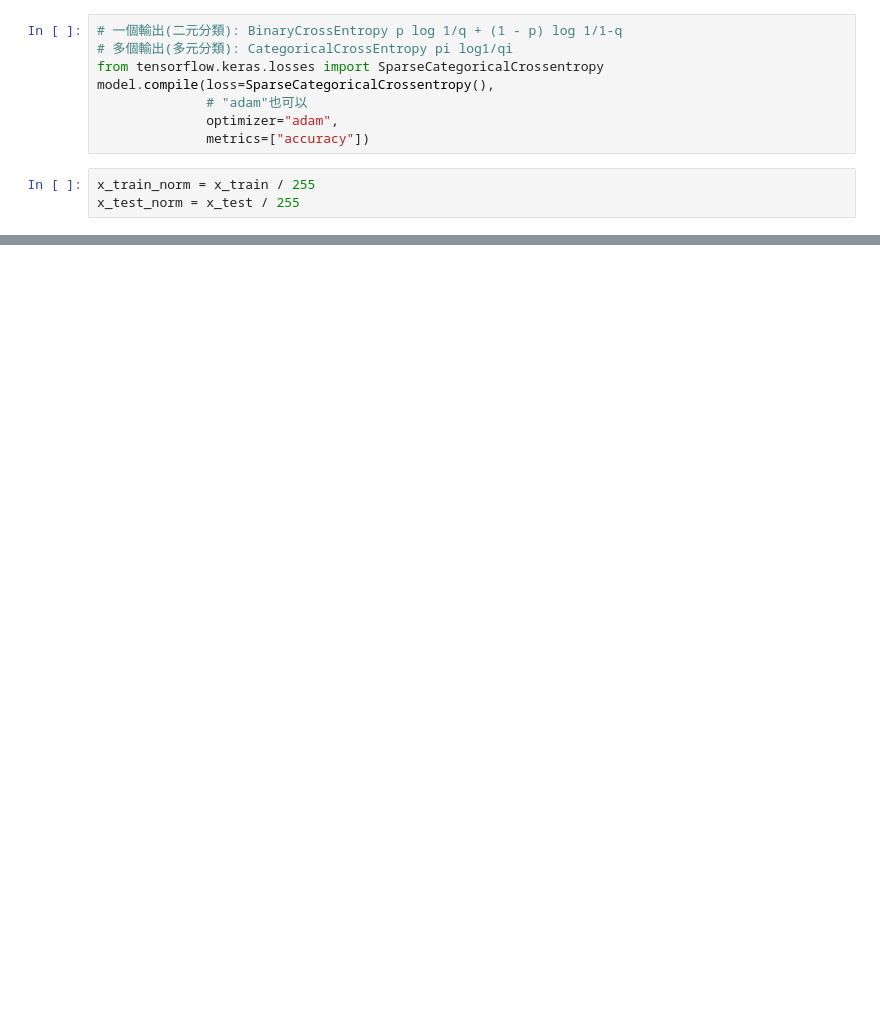
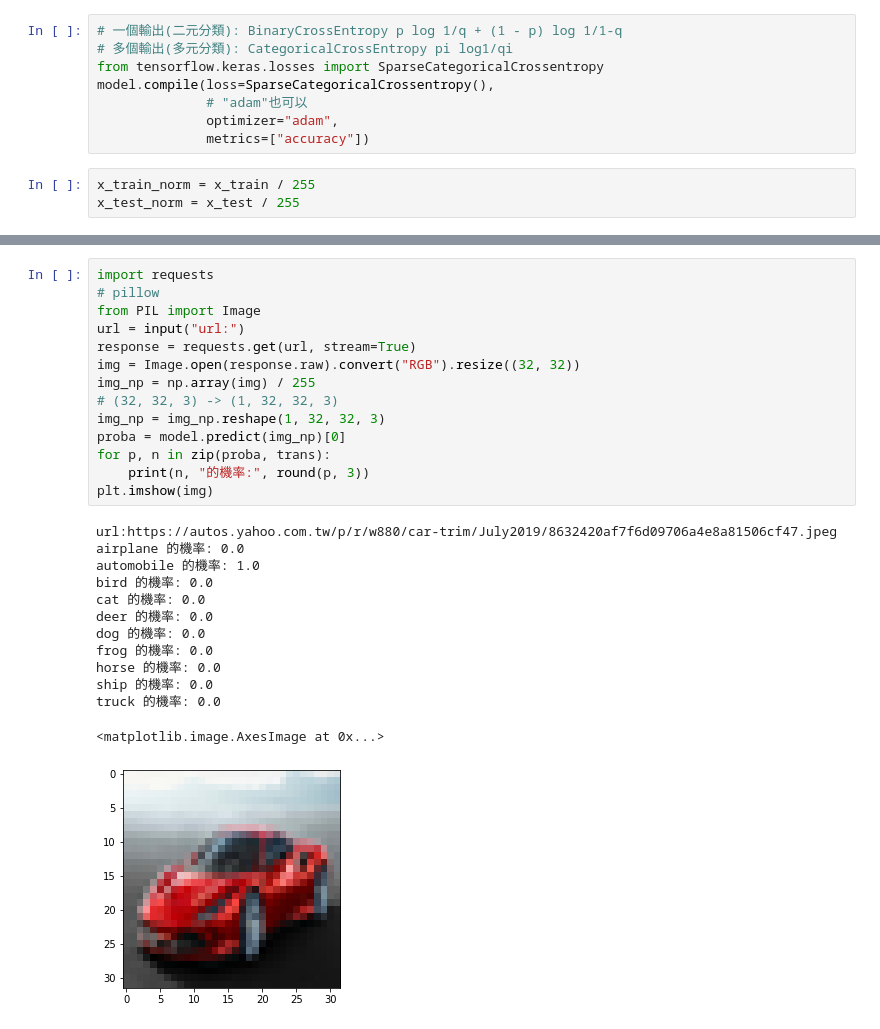
Before and after one commit to zera888/tibaml1027, a Jupyter notebook: cifar10_gap.ipynb, the cells around one changed output, grey strips where cells are left out. Drawn from its saved outputs; the diff is of its cells as text; blank space fills up the shorter version.

```diff
--- a/cifar10_gap.ipynb
+++ b/cifar10_gap.ipynb
@@ -139,0 +189,28 @@ model.evaluate(x_test_norm, y_test)
+# %%
+import requests
+# pillow
+from PIL import Image
+url = input("url:")
+response = requests.get(url, stream=True)
+img = Image.open(response.raw).convert("RGB").resize((32, 32))
+img_np = np.array(img) / 255
+# (32, 32, 3) -> (1, 32, 32, 3)
+img_np = img_np.reshape(1, 32, 32, 3)
+proba = model.predict(img_np)[0]
+for p, n in zip(proba, trans):
+    print(n, "的機率:", round(p, 3))
+plt.imshow(img)
+# %% [output]
+url:https://autos.yahoo.com.tw/p/r/w880/car-trim/July2019/8632420af7f6d09706a4e8a81506cf47.jpeg
+airplane 的機率: 0.0
+automobile 的機率: 1.0
+bird 的機率: 0.0
+cat 的機率: 0.0
+deer 的機率: 0.0
+dog 的機率: 0.0
+frog 的機率: 0.0
+horse 的機率: 0.0
+ship 的機率: 0.0
+truck 的機率: 0.0
+<matplotlib.image.AxesImage at 0x...>
+[figure, added]
```
Also changed, not shown: parts of 7 cells of this notebook.
